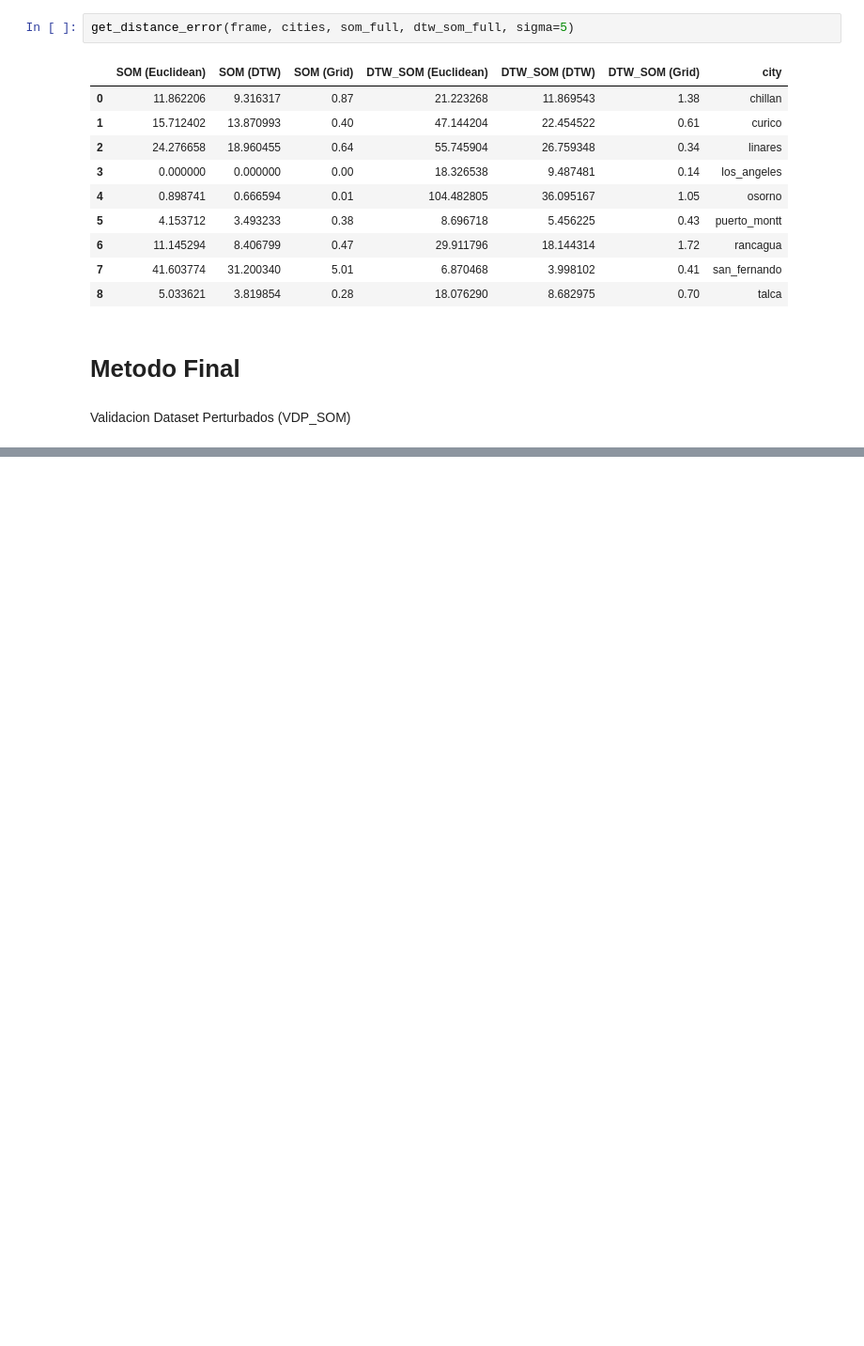
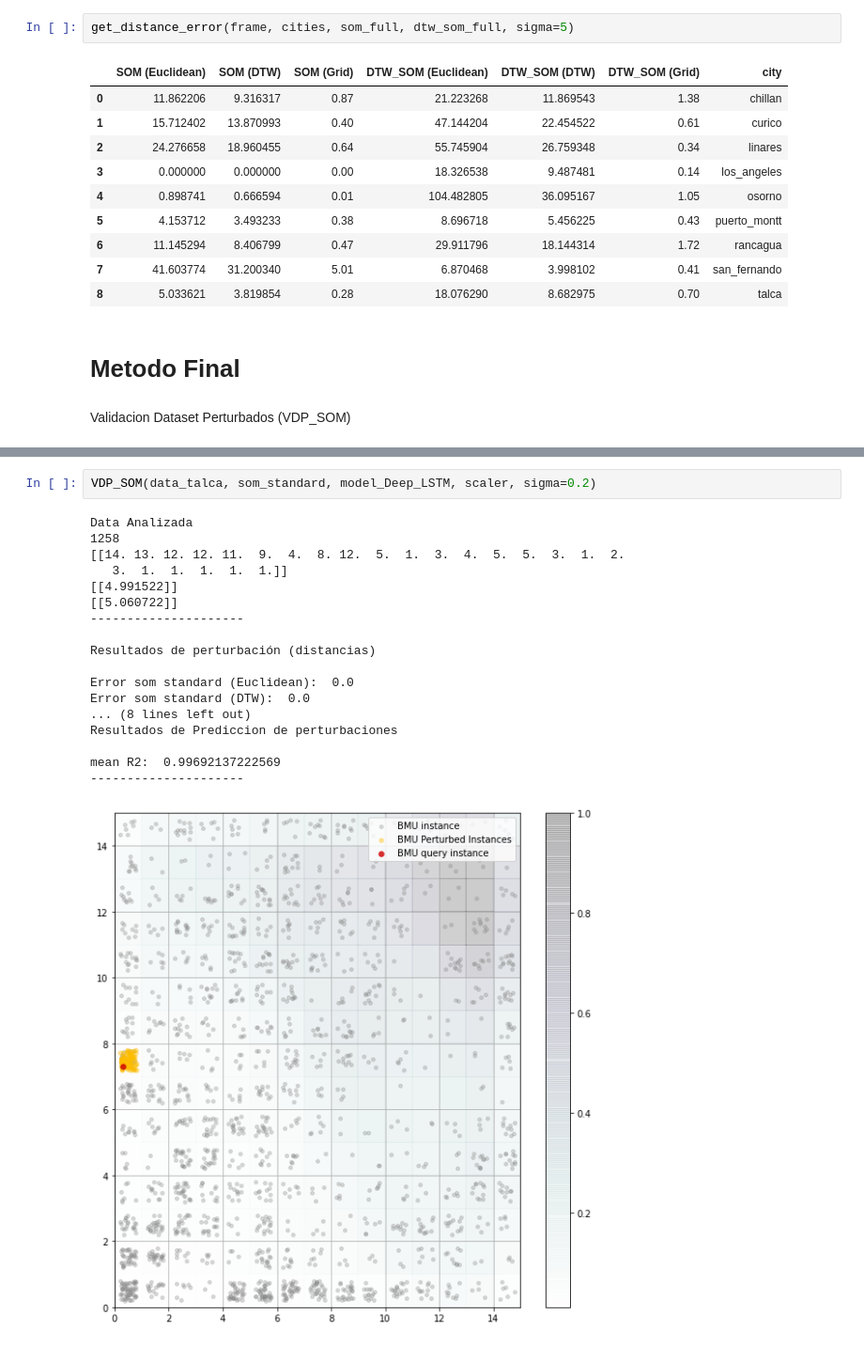
Before and after one commit to castudil/som-lstm, a Jupyter notebook: DTW-SOM/DTW_SOM.ipynb, the cells around one changed output, grey strips where cells are left out. Shown at 94% size. Saved outputs shown, nothing was run; the diff lists cells and outputs as text; blank space fills up the shorter version.

```diff
--- a/DTW-SOM/DTW_SOM.ipynb
+++ b/DTW-SOM/DTW_SOM.ipynb
@@ -1428,0 +1532,21 @@ def VDP_SOM(data, model_som, model_predictor=None, sc=None , dtw=True, idx_inst=
+# %%
+VDP_SOM(data_talca, som_standard, model_Deep_LSTM, scaler, sigma=0.2)
+# %% [output]
+Data Analizada
+1258
+[[14. 13. 12. 12. 11.  9.  4.  8. 12.  5.  1.  3.  4.  5.  5.  3.  1.  2.
+   3.  1.  1.  1.  1.  1.]]
+[[4.991522]]
+[[5.060722]]
+---------------------
+
+Resultados de perturbación (distancias)
+
+Error som standard (Euclidean):  0.0
+Error som standard (DTW):  0.0
+... (8 lines left out)
+Resultados de Prediccion de perturbaciones
+
+mean R2:  0.99692137222569
+---------------------
+[figure, added]
```
Also changed, not shown: parts of 37 cells of this notebook.
